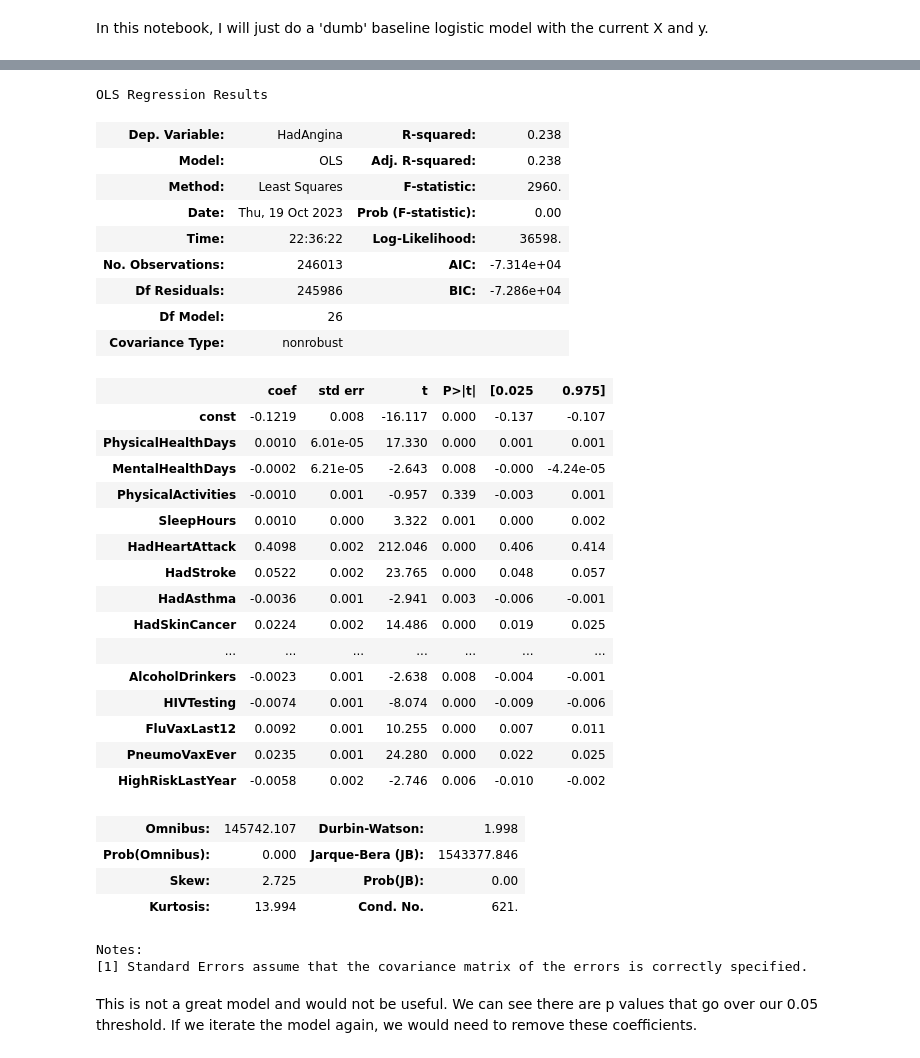
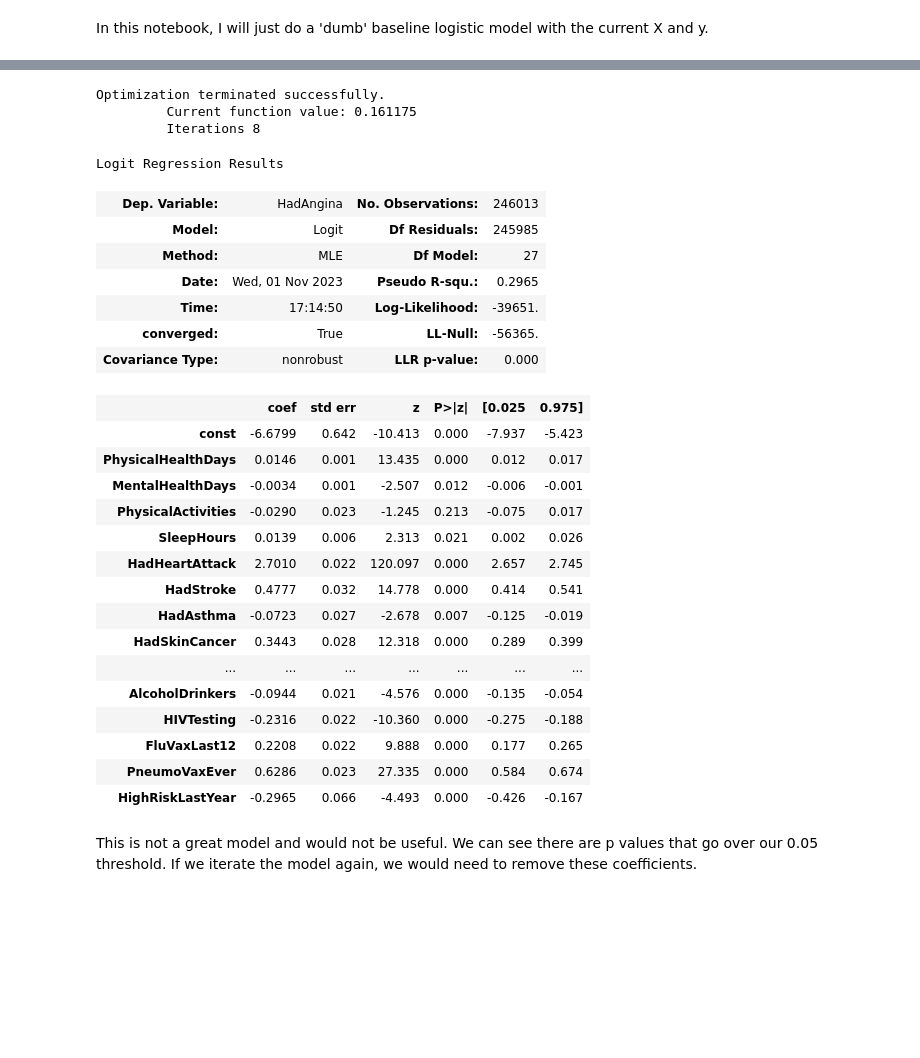
Before and after one commit to Tasnimacj/Capstone_Heart_Prediction, a Jupyter notebook: notebooks/02-eda.ipynb, the cells around one changed output, grey strips where cells are left out. Drawn from its saved outputs; the diff is of its cells as text; code cells hidden in the pictures; blank space fills up the shorter version.

Commit message:
Changed linear model to logistic model. updated notebook 3

```diff
--- a/notebooks/02-eda.ipynb
+++ b/notebooks/02-eda.ipynb
@@ -366,44 +384,39 @@ import statsmodels.api as sm
 
 X_withconstant = sm.add_constant(X)
 # %%
-df_reg = sm.OLS(y, X_withconstant)
+df_reg = sm.Logit(y, X_withconstant)
 
 reg_Fitted = df_reg.fit()
 
 reg_Fitted.summary()
 # %% [output]
-OLS Regression Results
+Optimization terminated successfully.
+         Current function value: 0.161175
+         Iterations 8
+Logit Regression Results
-| Dep. Variable: | HadAngina | R-squared: | 0.238 |
-| Model: | OLS | Adj. R-squared: | 0.238 |
-| Method: | Least Squares | F-statistic: | 2960. |
-| Date: | Thu, 19 Oct 2023 | Prob (F-statistic): | 0.00 |
-| Time: | 22:36:22 | Log-Likelihood: | 36598. |
-| No. Observations: | 246013 | AIC: | -7.314e+04 |
-| Df Residuals: | 245986 | BIC: | -7.286e+04 |
-| Df Model: | 26 |  |  |
-| Covariance Type: | nonrobust |  |  |
+| Dep. Variable: | HadAngina | No. Observations: | 246013 |
+| Model: | Logit | Df Residuals: | 245985 |
+| Method: | MLE | Df Model: | 27 |
+| Date: | Wed, 01 Nov 2023 | Pseudo R-squ.: | 0.2965 |
+| Time: | 17:14:50 | Log-Likelihood: | -39651. |
+| converged: | True | LL-Null: | -56365. |
+| Covariance Type: | nonrobust | LLR p-value: | 0.000 |
-|  | coef | std err | t | P>|t| | [0.025 | 0.975] |
-| const | -0.1219 | 0.008 | -16.117 | 0.000 | -0.137 | -0.107 |
-| PhysicalHealthDays | 0.0010 | 6.01e-05 | 17.330 | 0.000 | 0.001 | 0.001 |
-| MentalHealthDays | -0.0002 | 6.21e-05 | -2.643 | 0.008 | -0.000 | -4.24e-05 |
-| PhysicalActivities | -0.0010 | 0.001 | -0.957 | 0.339 | -0.003 | 0.001 |
-| SleepHours | 0.0010 | 0.000 | 3.322 | 0.001 | 0.000 | 0.002 |
-| HadHeartAttack | 0.4098 | 0.002 | 212.046 | 0.000 | 0.406 | 0.414 |
-| HadStroke | 0.0522 | 0.002 | 23.765 | 0.000 | 0.048 | 0.057 |
-| HadAsthma | -0.0036 | 0.001 | -2.941 | 0.003 | -0.006 | -0.001 |
-| HadSkinCancer | 0.0224 | 0.002 | 14.486 | 0.000 | 0.019 | 0.025 |
+|  | coef | std err | z | P>|z| | [0.025 | 0.975] |
+| const | -6.6799 | 0.642 | -10.413 | 0.000 | -7.937 | -5.423 |
+| PhysicalHealthDays | 0.0146 | 0.001 | 13.435 | 0.000 | 0.012 | 0.017 |
+| MentalHealthDays | -0.0034 | 0.001 | -2.507 | 0.012 | -0.006 | -0.001 |
+| PhysicalActivities | -0.0290 | 0.023 | -1.245 | 0.213 | -0.075 | 0.017 |
+| SleepHours | 0.0139 | 0.006 | 2.313 | 0.021 | 0.002 | 0.026 |
+| HadHeartAttack | 2.7010 | 0.022 | 120.097 | 0.000 | 2.657 | 2.745 |
+| HadStroke | 0.4777 | 0.032 | 14.778 | 0.000 | 0.414 | 0.541 |
+| HadAsthma | -0.0723 | 0.027 | -2.678 | 0.007 | -0.125 | -0.019 |
+| HadSkinCancer | 0.3443 | 0.028 | 12.318 | 0.000 | 0.289 | 0.399 |
 | ... | ... | ... | ... | ... | ... | ... |
-| AlcoholDrinkers | -0.0023 | 0.001 | -2.638 | 0.008 | -0.004 | -0.001 |
-| HIVTesting | -0.0074 | 0.001 | -8.074 | 0.000 | -0.009 | -0.006 |
-| FluVaxLast12 | 0.0092 | 0.001 | 10.255 | 0.000 | 0.007 | 0.011 |
-| PneumoVaxEver | 0.0235 | 0.001 | 24.280 | 0.000 | 0.022 | 0.025 |
-| HighRiskLastYear | -0.0058 | 0.002 | -2.746 | 0.006 | -0.010 | -0.002 |
+| AlcoholDrinkers | -0.0944 | 0.021 | -4.576 | 0.000 | -0.135 | -0.054 |
+| HIVTesting | -0.2316 | 0.022 | -10.360 | 0.000 | -0.275 | -0.188 |
+| FluVaxLast12 | 0.2208 | 0.022 | 9.888 | 0.000 | 0.177 | 0.265 |
+| PneumoVaxEver | 0.6286 | 0.023 | 27.335 | 0.000 | 0.584 | 0.674 |
+| HighRiskLastYear | -0.2965 | 0.066 | -4.493 | 0.000 | -0.426 | -0.167 |
-| Omnibus: | 145742.107 | Durbin-Watson: | 1.998 |
-| Prob(Omnibus): | 0.000 | Jarque-Bera (JB): | 1543377.846 |
-| Skew: | 2.725 | Prob(JB): | 0.00 |
-| Kurtosis: | 13.994 | Cond. No. | 621. |
-Notes:
-[1] Standard Errors assume that the covariance matrix of the errors is correctly specified.
 # %% [markdown]
 This is not a great model and would not be useful. We can see there are p values that go over our 0.05 threshold. If we iterate the model again, we would need to remove these coefficients.
 # %%
```
Also changed, not shown: parts of 9 cells of this notebook, 1 other file.
